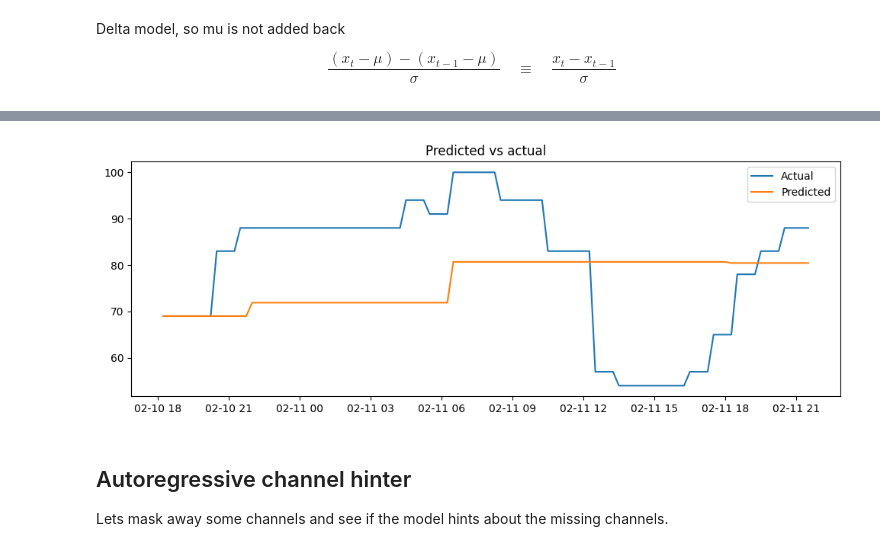
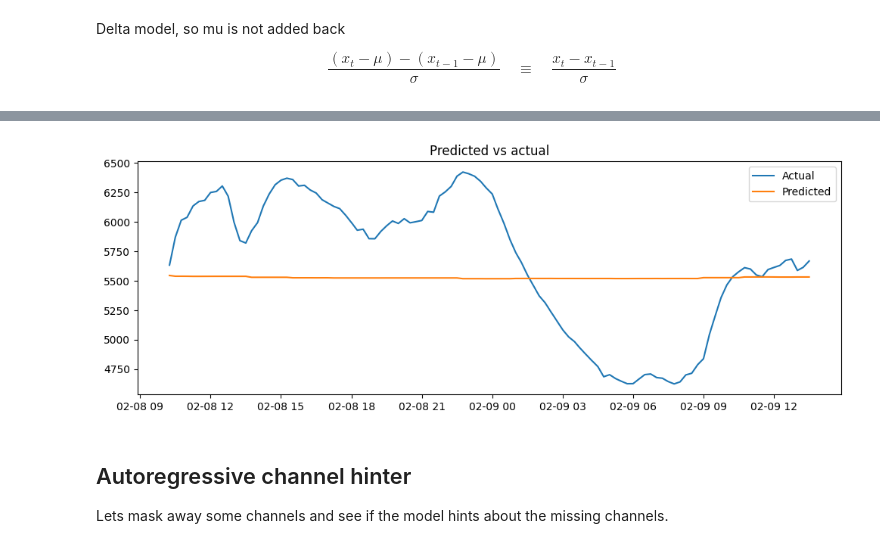
Before and after one commit to martinlie/vector-tokenizer, a Jupyter notebook: vector-tokenizer/tokenize_eval.ipynb, the cells around one changed output, grey strips where cells are left out. Cells and saved outputs as stored; diff of their text form; code cells hidden in the pictures.

````diff
--- a/vector-tokenizer/tokenize_eval.ipynb
+++ b/vector-tokenizer/tokenize_eval.ipynb
@@ -111,10 +81,3 @@ Example:
  CH_6, DATA(x6),
  EOS]
 ```
-# %%
-n_channels = len(X.columns)
-#tokens = tokenizer.encode_with_channels(X_tok, n_channels)
-tokens = tokenizer.encode_with_channels_sparse(X_tok, n_channels, ZERO_BIN)
-
-DATA_OFFSET = 2 + n_channels  # BOS+EOS+n_channels = 9
-vocab_size = DATA_OFFSET + n_bins
@@ -444,7 +109,7 @@ rng_key = jax.random.PRNGKey(128)
 # %%
 rng_key, subkey = jax.random.split(rng_key)
 max_new_tokens = 480
-t = int(random.randint(rng_key, shape=(), minval=0, maxval=len(X)-(3*max_new_tokens)))
+t = int(jax.random.randint(rng_key, shape=(), minval=0, maxval=len(X)-(3*max_new_tokens)))
 
 # Select a random batch (t)
 X_test = X.iloc[t:t+max_new_tokens]
@@ -739,0 +179,6 @@ def decode_equal_width_global(tokens, mids):
+# %%
+# Convert from stream to channel matrix
+tokens_padded = inference.pad_tokens(new_tokens)
+rows, n = inference.decode_with_channels_stream(tokens_padded, n_channels)
+new_Y_tok = rows[:n]
+new_Y_tok
@@ -747,7 +210,7 @@ $$
 $$
 # %%
 # Decode tokens to deltas, cumsum with initial value, and de-normalize
-Y_rec = decode_equal_width_global(new_Y_tok, mids)
+Y_rec = discretize.decode_equal_width_global(new_Y_tok, mids)
 Y_rec = pd.DataFrame(Y_rec, columns=X_test_normalized.columns)
 #Y_rec = Y_rec * sigma # delta model so mu is not added back
 
@@ -791,15 +254,16 @@ Y_test
 110 rows × 7 columns
 # %%
-#col = 'Power demand'
-col = "rhum"
+col = 'Power demand'
+#col = "rhum"
+#col = "temp"
 plt.figure(figsize=(12, 4))
 plt.plot(Y_test.index, Y_test[col], label="Actual")
 plt.plot(Y_pred.index, Y_pred[col], label="Predicted")
 plt.title('Predicted vs actual')
 plt.legend()
 plt.show()
 # %% [output]
-[figure, old version]
+[figure, new version]
 # %% [markdown]
 ## Autoregressive channel hinter
 
````
Also changed, not shown: parts of 25 cells of this notebook, 5 other files.
